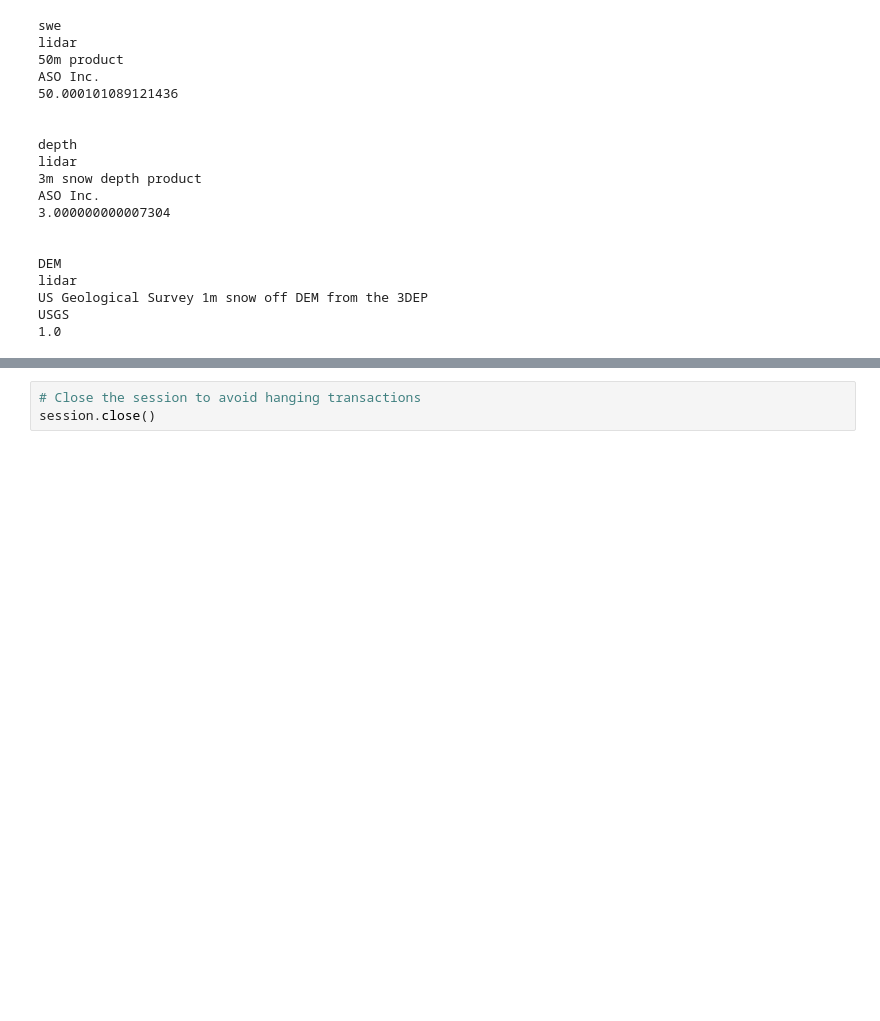
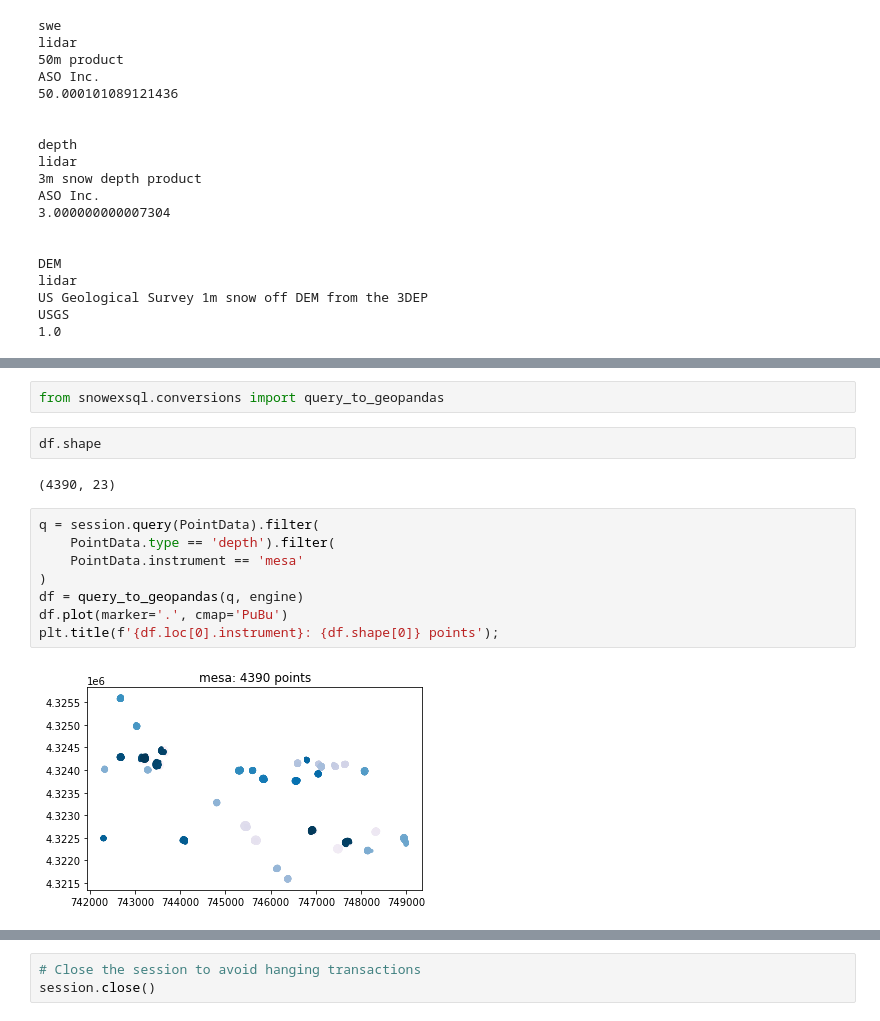
Before and after one commit to snowex-hackweek/integration_station, a Jupyter notebook: contributors/michelle/depths_and_dems.ipynb, the cells around one changed output, grey strips where cells are left out. Drawn from its saved outputs; the diff is of its cells as text; blank space fills up the shorter version.

```diff
--- a/contributors/michelle/depths_and_dems.ipynb
+++ b/contributors/michelle/depths_and_dems.ipynb
@@ -127,0 +176,16 @@ USGS
+# %%
+from snowexsql.conversions import query_to_geopandas
+# %%
+df.shape
+# %% [output]
+(4390, 23)
+# %%
+q = session.query(PointData).filter(
+    PointData.type == 'depth').filter(
+    PointData.instrument == 'mesa'
+)
+df = query_to_geopandas(q, engine)
+df.plot(marker='.', cmap='PuBu')
+plt.title(f'{df.loc[0].instrument}: {df.shape[0]} points');
+# %% [output]
+[figure, added]
```
Also changed, not shown: parts of 17 cells of this notebook.
